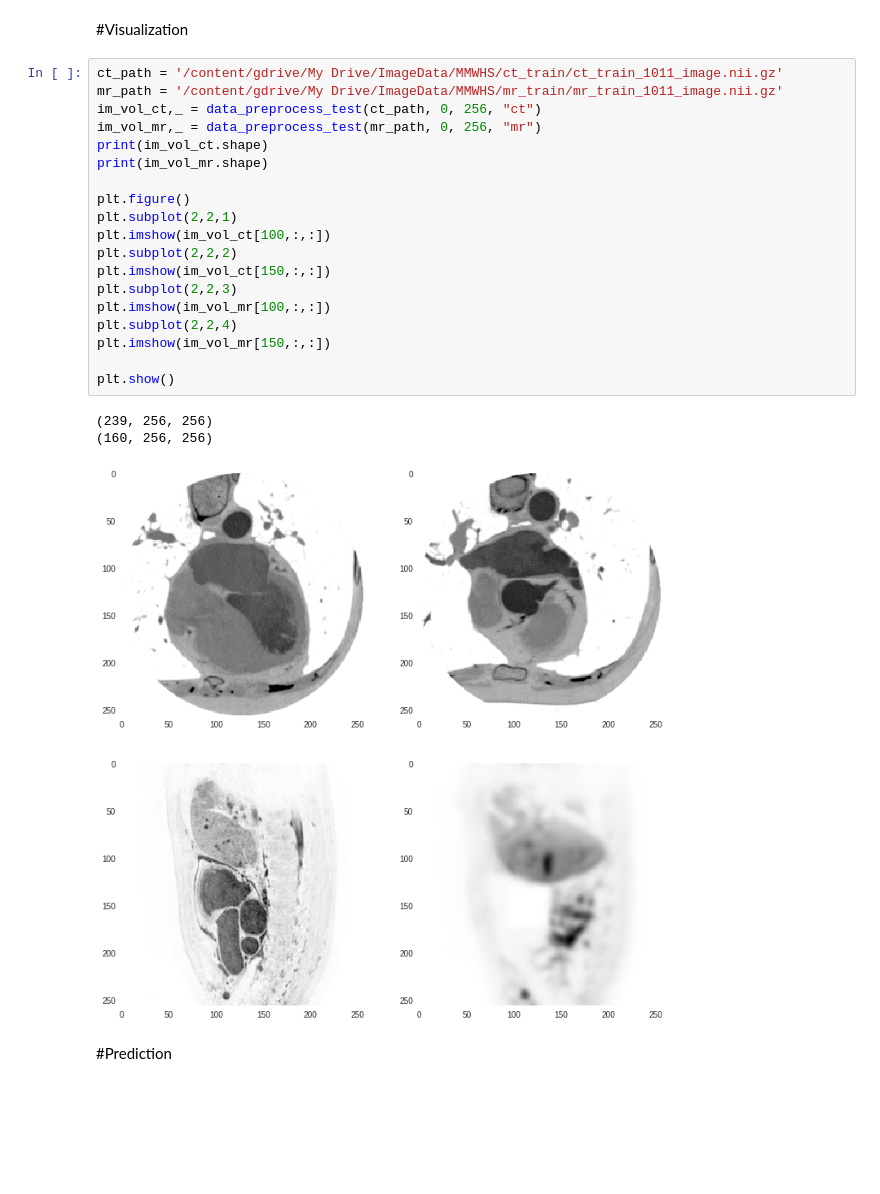
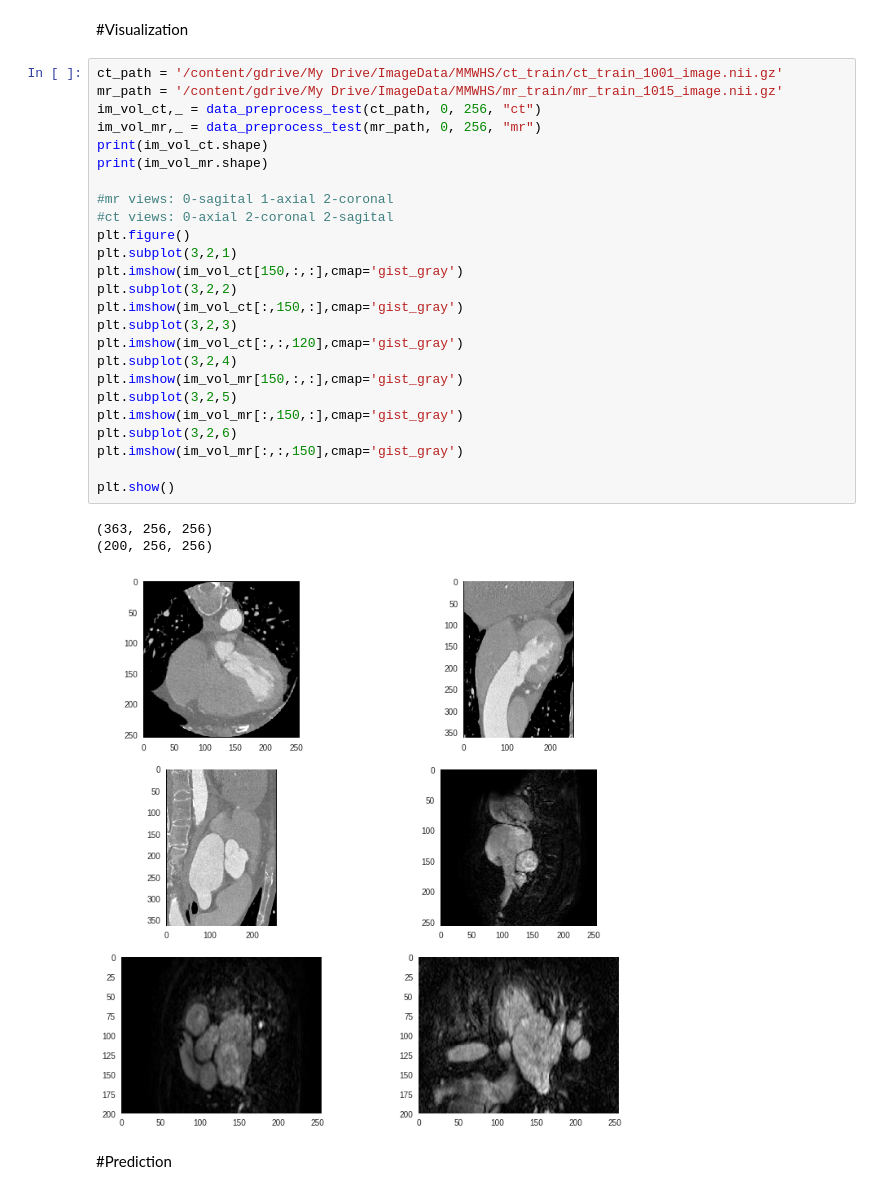
Before and after one commit to fkong7/Auto-LV-Modeling, a Jupyter notebook: 2dUnet_prediction.ipynb, the cells around one changed output. Cells and saved outputs as stored; diff of their text form; blank space fills up the shorter version.

```diff
--- a/2dUnet_prediction.ipynb
+++ b/2dUnet_prediction.ipynb
@@ -67,28 +63,34 @@ Deprecated in favor of operator or tf.math.divide.
 # %% [markdown]
 #Visualization
 # %%
-ct_path = '/content/gdrive/My Drive/ImageData/MMWHS/ct_train/ct_train_1011_image.nii.gz'
-mr_path = '/content/gdrive/My Drive/ImageData/MMWHS/mr_train/mr_train_1011_image.nii.gz'
+ct_path = '/content/gdrive/My Drive/ImageData/MMWHS/ct_train/ct_train_1001_image.nii.gz'
+mr_path = '/content/gdrive/My Drive/ImageData/MMWHS/mr_train/mr_train_1015_image.nii.gz'
 im_vol_ct,_ = data_preprocess_test(ct_path, 0, 256, "ct")
 im_vol_mr,_ = data_preprocess_test(mr_path, 0, 256, "mr")
 print(im_vol_ct.shape)
 print(im_vol_mr.shape)
 
+#mr views: 0-sagital 1-axial 2-coronal
+#ct views: 0-axial 2-coronal 2-sagital
 plt.figure()
-plt.subplot(2,2,1)
-plt.imshow(im_vol_ct[100,:,:])
-plt.subplot(2,2,2)
-plt.imshow(im_vol_ct[150,:,:])
-plt.subplot(2,2,3)
-plt.imshow(im_vol_mr[100,:,:])
-plt.subplot(2,2,4)
-plt.imshow(im_vol_mr[150,:,:])
+plt.subplot(3,2,1)
+plt.imshow(im_vol_ct[150,:,:],cmap='gist_gray')
+plt.subplot(3,2,2)
+plt.imshow(im_vol_ct[:,150,:],cmap='gist_gray')
+plt.subplot(3,2,3)
+plt.imshow(im_vol_ct[:,:,120],cmap='gist_gray')
+plt.subplot(3,2,4)
+plt.imshow(im_vol_mr[150,:,:],cmap='gist_gray')
+plt.subplot(3,2,5)
+plt.imshow(im_vol_mr[:,150,:],cmap='gist_gray')
+plt.subplot(3,2,6)
+plt.imshow(im_vol_mr[:,:,150],cmap='gist_gray')
 
 plt.show()
 # %% [output]
-(239, 256, 256)
-(160, 256, 256)
+(363, 256, 256)
+(200, 256, 256)
-[figure, old version]
+[figure, new version]
 # %% [markdown]
 #Prediction
 # %%
```
Also changed, not shown: parts of 2 cells of this notebook, 1 other file.
